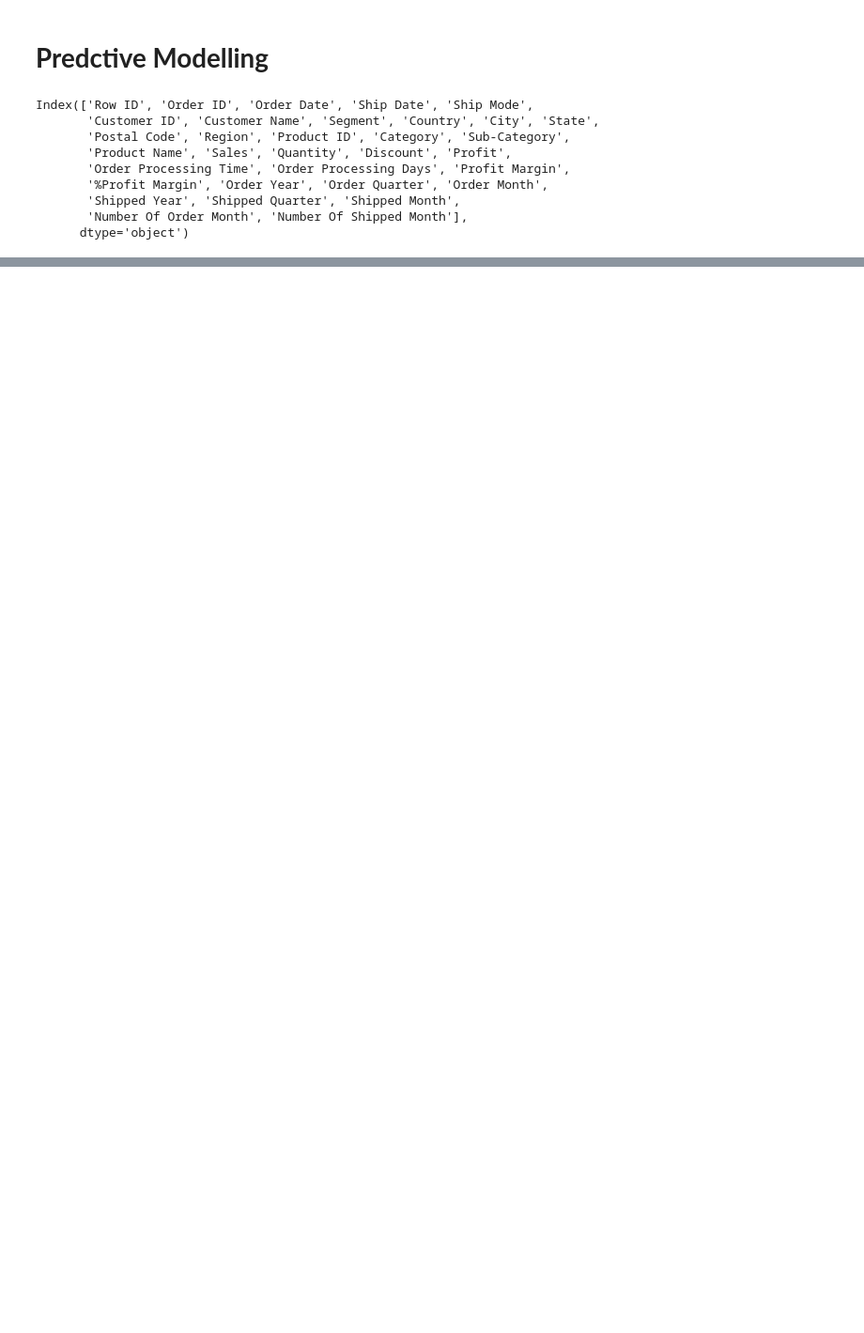
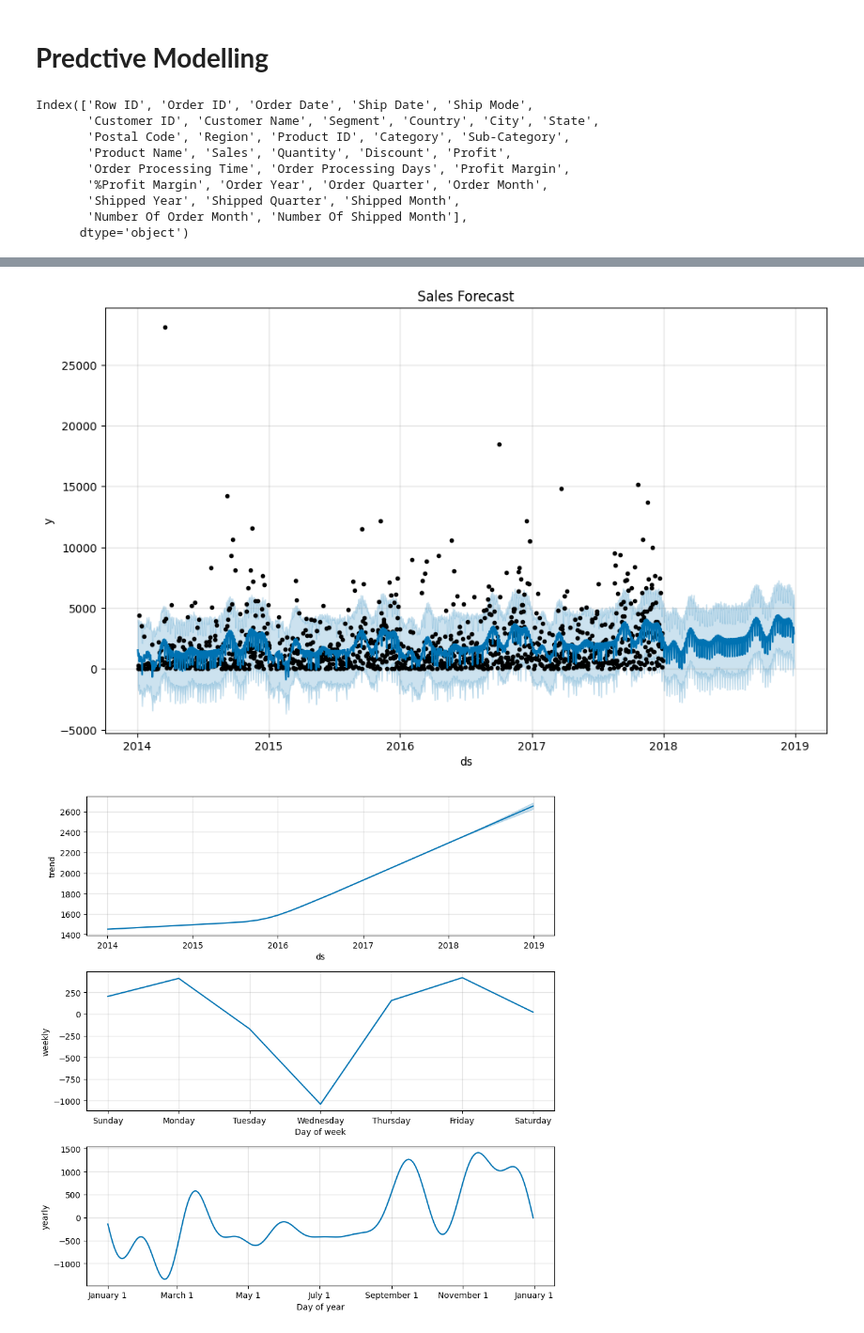
Before and after one commit to MarcelNazare/Superstore-Sales-Project, a Jupyter notebook: python/notebooks/predictive_models.ipynb, the cells around one changed output, grey strips where cells are left out. Shown at 94% size. Cells and saved outputs as stored; diff of their text form; code cells hidden in the pictures; blank space fills up the shorter version.

```diff
--- a/python/notebooks/predictive_models.ipynb
+++ b/python/notebooks/predictive_models.ipynb
@@ -35,0 +27,32 @@ quantity_data = quantity_data.rename(columns={"Order Date": "ds", "Quantity": "y
+# %%
+sales_data = df[['Sales','Order Date']].copy()
+# %%
+# aggregate sales by order date and get into Prophet format
+prophet_df = sales_data.copy()
+prophet_df['ds'] = pd.to_datetime(prophet_df['Order Date'])
+prophet_df = (
+    prophet_df
+    .groupby('ds', as_index=False)['Sales']
+    .sum()
+    .rename(columns={'Sales': 'y'})
+)
+
+# fit a Prophet model on the aggregated series
+sales_model = Prophet()
+sales_model.fit(prophet_df)
+
+# make a future frame and forecast
+future_sales = sales_model.make_future_dataframe(periods=364)   # e.g. 364‑day horizon
+sales_forecast = sales_model.predict(future_sales)
+
+# plot the forecast and its components
+sales_model.plot(sales_forecast)
+plt.title("Sales Forecast")
+plt.show()
+
+sales_model.plot_components(sales_forecast)
+plt.show()
+
+# review the last rows of the prediction
+print(sales_forecast[['ds', 'yhat', 'yhat_lower', 'yhat_upper']].tail())
+# %% [output]
@@ -35,0 +61,2 @@ quantity_data = quantity_data.rename(columns={"Order Date": "ds", "Quantity": "y
+[figure, added]
+[figure, added]
```
Also changed, not shown: parts of 10 cells of this notebook, 2 other files.
